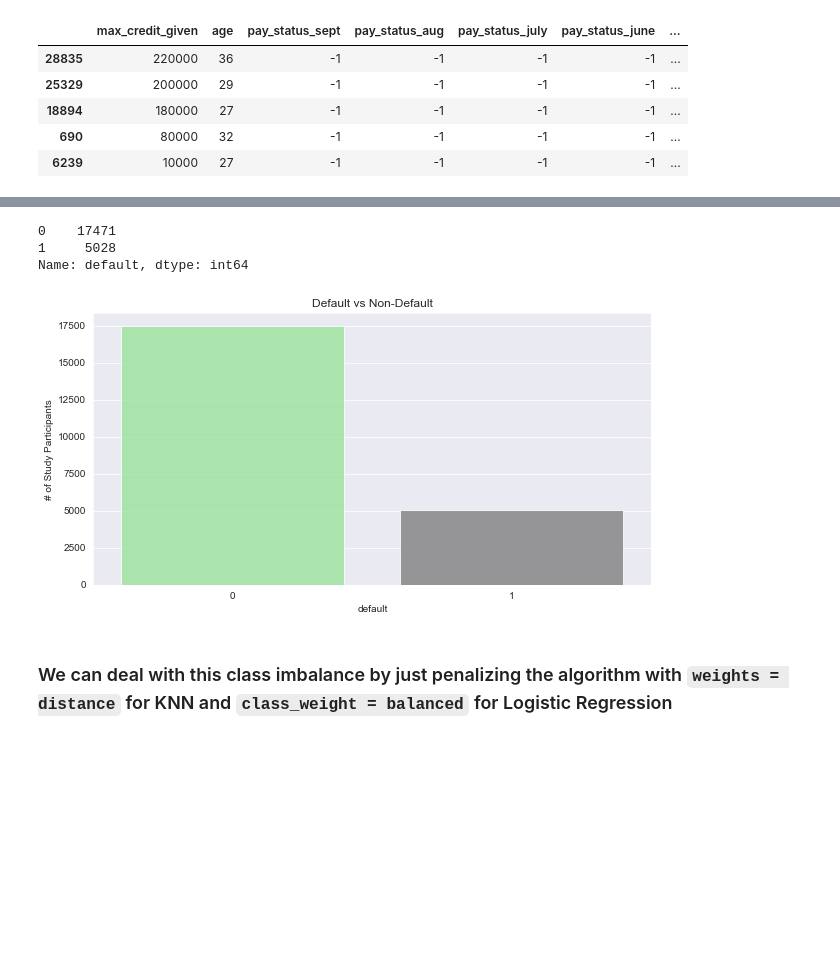
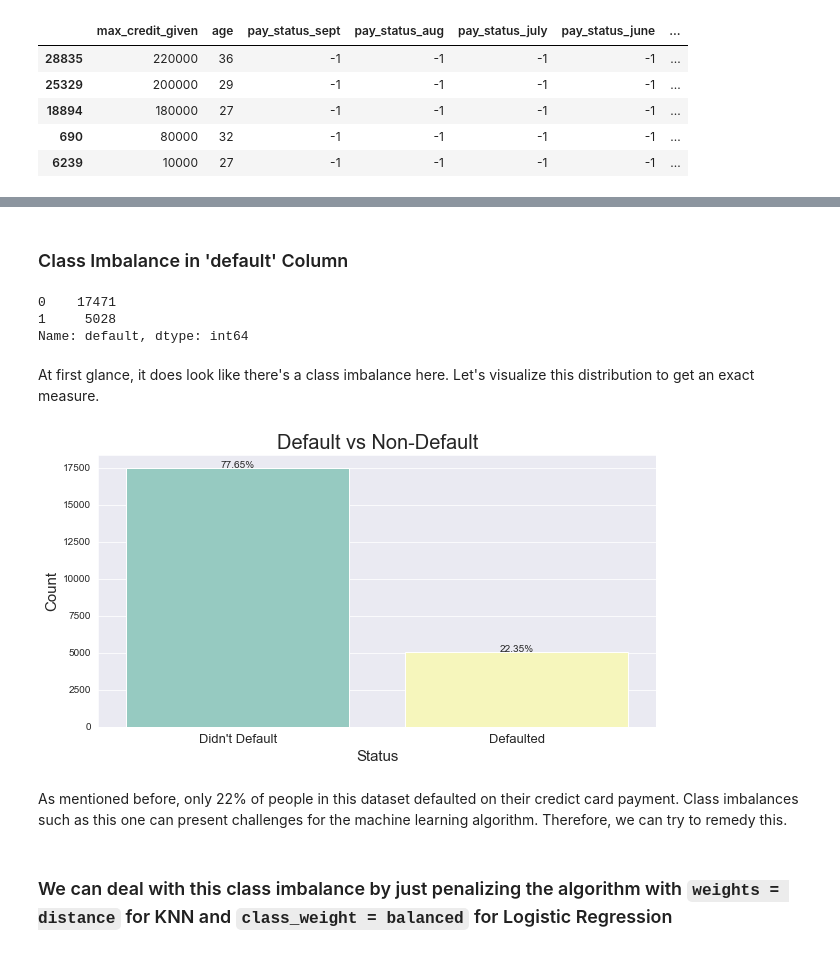
Before and after one commit to sankur7777/credit_card-default_prediction, a Jupyter notebook: final_notebook.ipynb, the cells around one changed output, grey strips where cells are left out. Saved outputs shown, nothing was run; the diff lists cells and outputs as text; code cells hidden in the pictures; blank space fills up the shorter version.

```diff
--- a/final_notebook.ipynb
+++ b/final_notebook.ipynb
@@ -338,18 +301,35 @@ y = df['default'] # y is the column we're trying to predict
-# %%
-df['default'].value_counts()
-# this means that there is a class imbalance!!
-# %% [output]
-0    17471
-1     5028
-Name: default, dtype: int64
-# %%
-sns.set_style('darkgrid')
-plt.figure(figsize = (10,5))
-sns.countplot(y, alpha =.80, palette= ['lightgreen','grey'])
-plt.title('Default vs Non-Default')
-plt.ylabel('# of Study Participants')
-plt.show()
-# %% [output]
-[figure, removed]
+# %% [markdown]
+### Class Imbalance in 'default' Column
+# %%
+# looking number of values in the column
+df['default'].value_counts()
+# %% [output]
+0    17471
+1     5028
+Name: default, dtype: int64
+# %% [markdown]
+At first glance, it does look like there's a class imbalance here. Let's visualize this distribution to get an exact measure.
+# %%
+plt.figure(figsize = (10,5))
+ax = sns.countplot(df['default'], palette='Set3')
+
+ax.set_title('Default vs Non-Default',fontsize = 20)
+ax.set_xlabel('Status',fontsize = 15)
+ax.set_ylabel('Count',fontsize = 15)
+ax.set_xticklabels(['Didn\'t Default','Defaulted'],fontsize = 13)
+
+total = float(len(df)) # one person per row
+for p in ax.patches:
+    height = p.get_height()
+    ax.text(p.get_x()+p.get_width()/2.,
+            height + 3,
+            '{:1.2f}'.format(height/total * 100) + '%',
+            ha="center")
+
+plt.savefig('visualizations/class_imbalance.png', bbox_inches = "tight", pad_inches=.5)
+# %% [output]
+[figure, added]
+# %% [markdown]
+As mentioned before, only 22% of people in this dataset defaulted on their credict card payment. Class imbalances such as this one can present challenges for the machine learning algorithm. Therefore, we can try to remedy this.
 # %% [markdown]
 ### We can deal with this class imbalance by just penalizing the algorithm with `weights = distance` for KNN and `class_weight = balanced` for Logistic Regression
```
Also changed, not shown: parts of 102 cells of this notebook, 3 other files.
